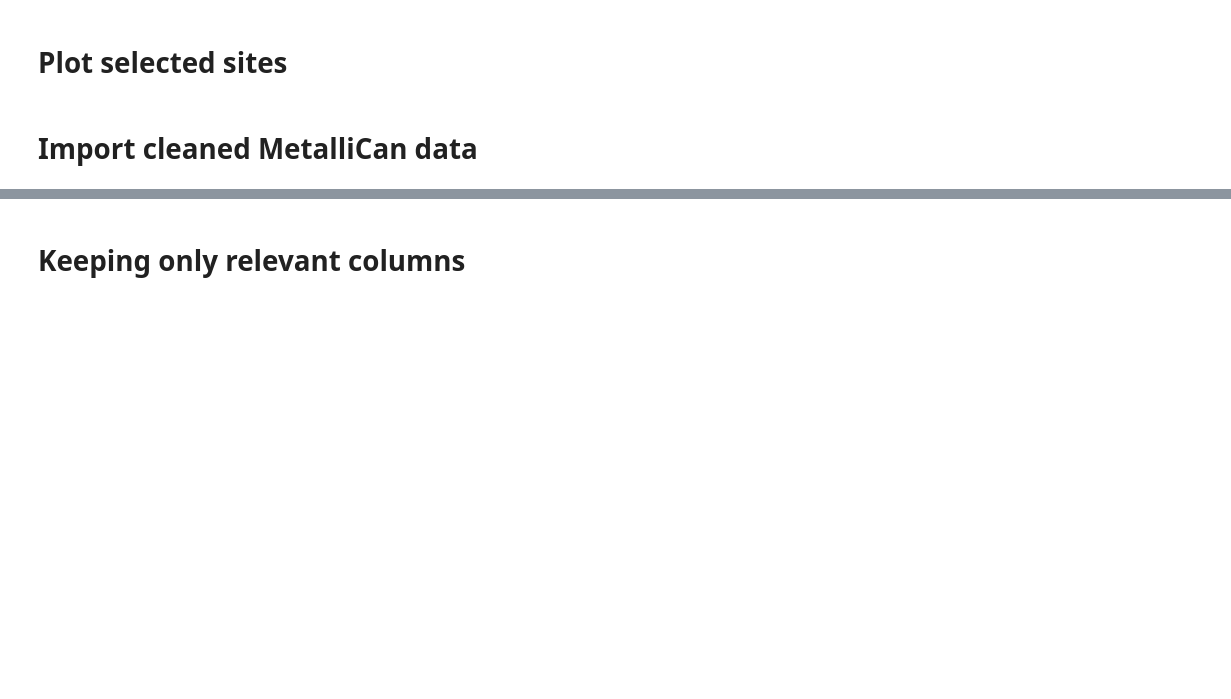
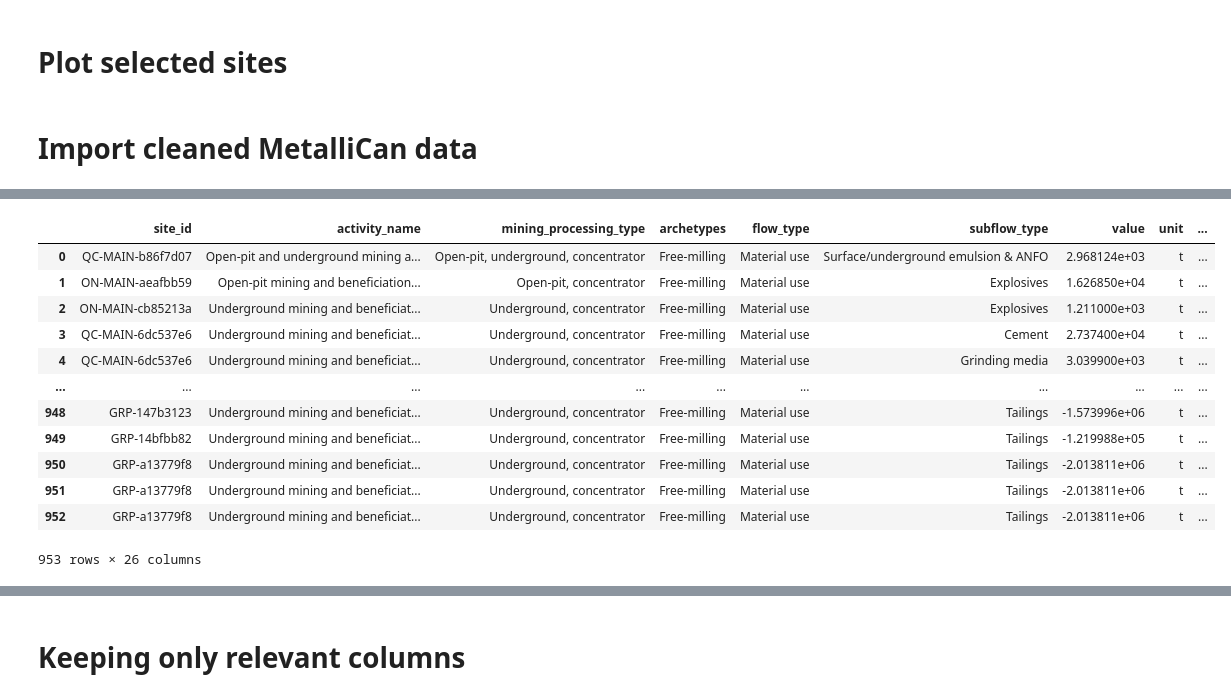
Before and after one commit to marpellan/metallican_lci, a Jupyter notebook: 4. Initialize_site_specific_LCIs.ipynb, the cells around one changed output, grey strips where cells are left out. Cells and saved outputs as stored; diff of their text form; code cells hidden in the pictures; blank space fills up the shorter version.

```diff
--- a/4. Initialize_site_specific_LCIs.ipynb
+++ b/4. Initialize_site_specific_LCIs.ipynb
@@ -67,0 +64,16 @@ energy_stream_df
+# %%
+material_stream_df
+# %% [output]
+|  | site_id | activity_name | mining_processing_type | archetypes | flow_type | subflow_type | value | unit | ... |
+| 0 | QC-MAIN-b86f7d07 | Open-pit and underground mining a... | Open-pit, underground, concentrator | Free-milling | Material use | Surface/underground emulsion & ANFO | 2.968124e+03 | t | ... |
+| 1 | ON-MAIN-aeafbb59 | Open-pit mining and beneficiation... | Open-pit, concentrator | Free-milling | Material use | Explosives | 1.626850e+04 | t | ... |
+| 2 | ON-MAIN-cb85213a | Underground mining and beneficiat... | Underground, concentrator | Free-milling | Material use | Explosives | 1.211000e+03 | t | ... |
+| 3 | QC-MAIN-6dc537e6 | Underground mining and beneficiat... | Underground, concentrator | Free-milling | Material use | Cement | 2.737400e+04 | t | ... |
+| 4 | QC-MAIN-6dc537e6 | Underground mining and beneficiat... | Underground, concentrator | Free-milling | Material use | Grinding media | 3.039900e+03 | t | ... |
+| ... | ... | ... | ... | ... | ... | ... | ... | ... | ... |
+| 948 | GRP-147b3123 | Underground mining and beneficiat... | Underground, concentrator | Free-milling | Material use | Tailings | -1.573996e+06 | t | ... |
+| 949 | GRP-14bfbb82 | Underground mining and beneficiat... | Underground, concentrator | Free-milling | Material use | Tailings | -1.219988e+05 | t | ... |
+| 950 | GRP-a13779f8 | Underground mining and beneficiat... | Underground, concentrator | Free-milling | Material use | Tailings | -2.013811e+06 | t | ... |
+| 951 | GRP-a13779f8 | Underground mining and beneficiat... | Underground, concentrator | Free-milling | Material use | Tailings | -2.013811e+06 | t | ... |
+| 952 | GRP-a13779f8 | Underground mining and beneficiat... | Underground, concentrator | Free-milling | Material use | Tailings | -2.013811e+06 | t | ... |
+953 rows × 26 columns
```
Also changed, not shown: parts of 59 cells of this notebook, 46 other files.
